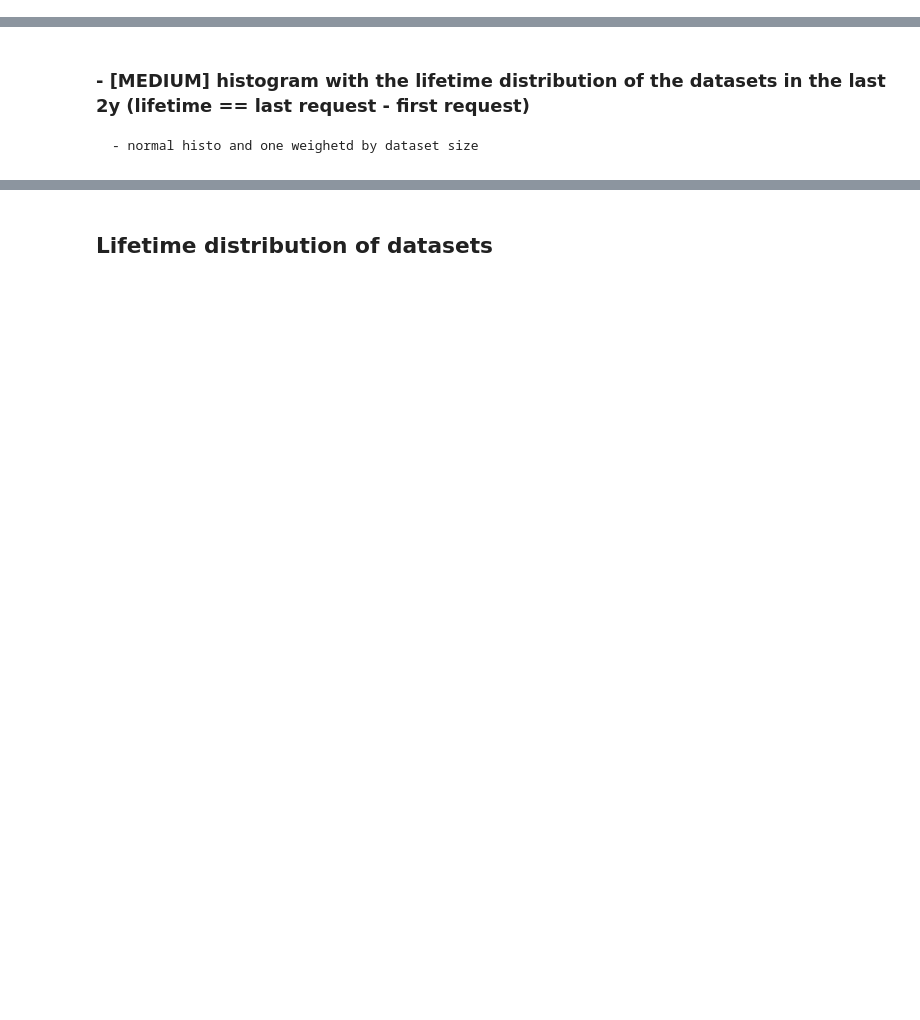
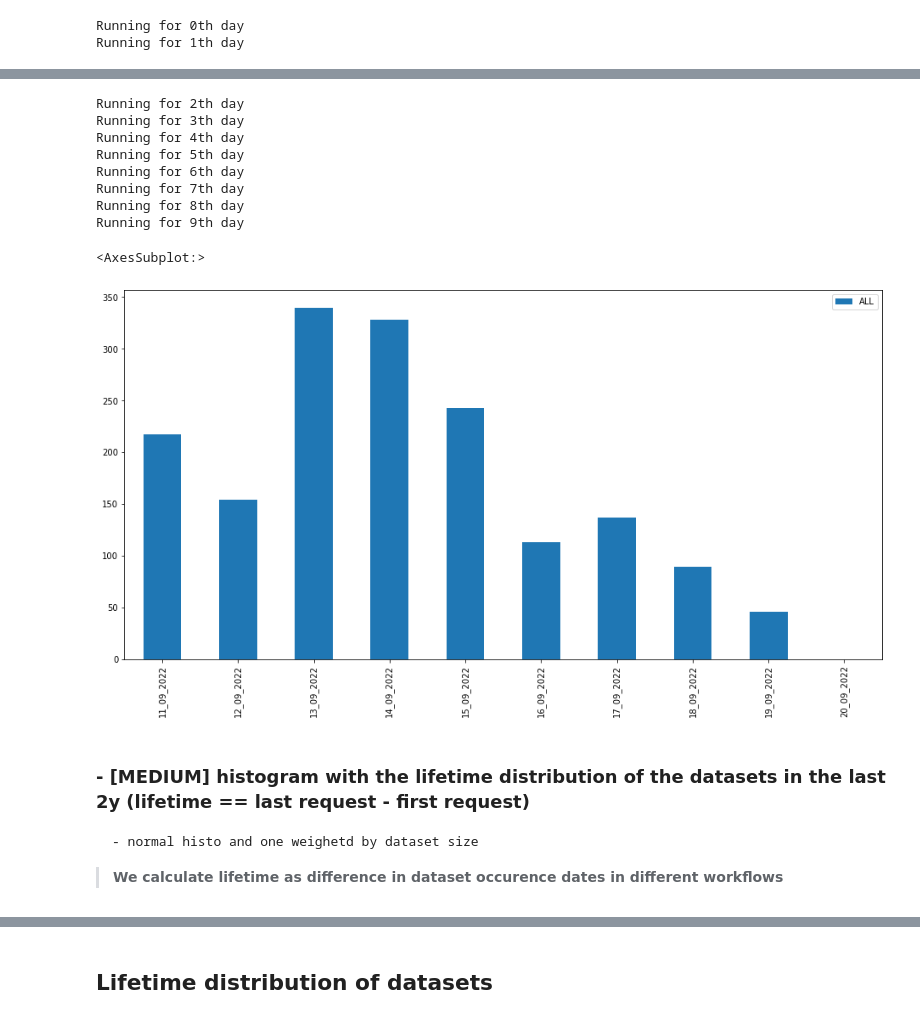
Before and after one commit to dynamic-entropy/CRABAnalysis, a Jupyter notebook: crab_historical.ipynb, the cells around one changed output, grey strips where cells are left out. Cells and saved outputs as stored; diff of their text form; code cells hidden in the pictures; blank space fills up the shorter version.

```diff
--- a/crab_historical.ipynb
+++ b/crab_historical.ipynb
@@ -271,0 +309,6 @@ only showing top 20 rows
+# %%
+dict_count_total = get_count_new_unique_dataset_past_n_days(15, 10)
+pd.DataFrame.from_dict(dict_count_total, orient='index').sort_index().plot.bar(figsize=(16,8))
+# %% [output]
+Running for 0th day
+Running for 1th day
@@ -272,3 +316,15 @@ only showing top 20 rows
+Running for 2th day
+Running for 3th day
+Running for 4th day
+Running for 5th day
+Running for 6th day
+Running for 7th day
+Running for 8th day
+Running for 9th day
+<AxesSubplot:>
+[figure, added]
 # %% [markdown]
 ### - [MEDIUM] histogram with the lifetime distribution of the datasets in the last 2y (lifetime == last request - first request)
 	- normal histo and one weighetd by dataset size
+
+> **We calculate lifetime as difference in dataset occurence dates in different workflows**
```
Also changed, not shown: parts of 85 cells of this notebook.
